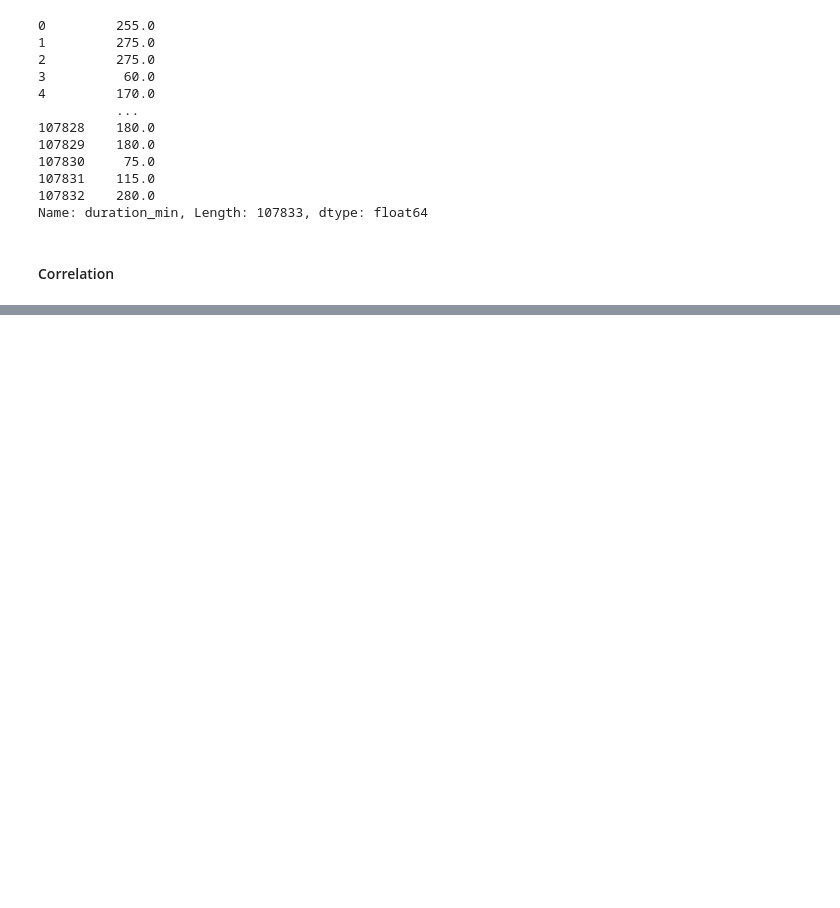
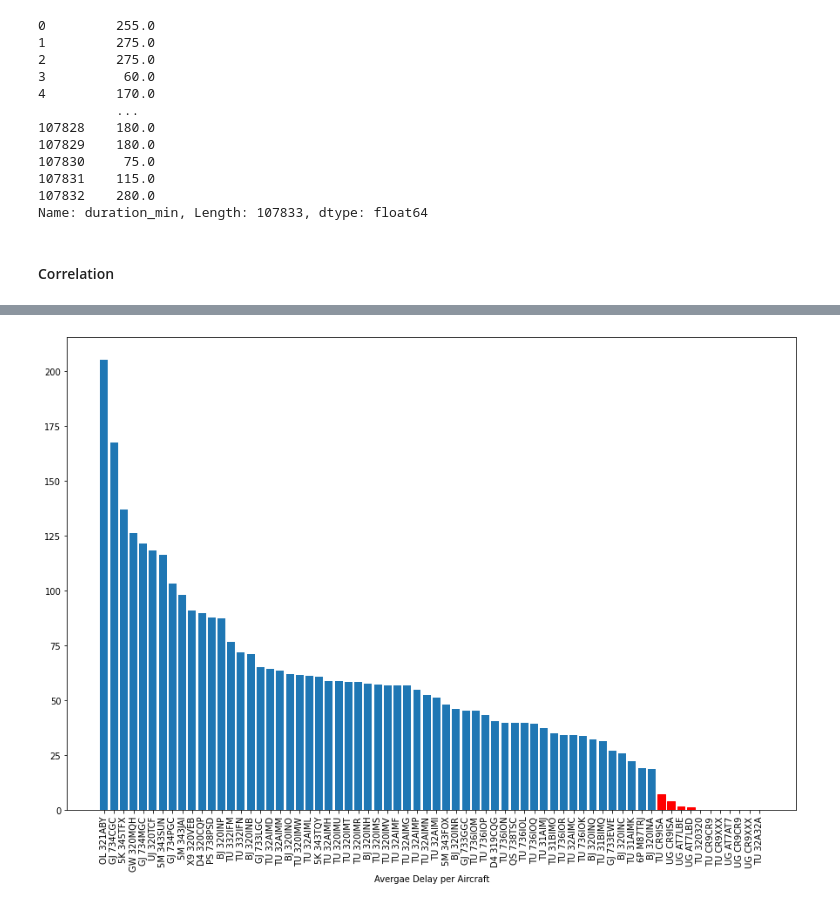
Before and after one commit to MalinSoetbeer/flight_delayed_challenge, a Jupyter notebook: flight_delayed_evo.ipynb, the cells around one changed output, grey strips where cells are left out. Saved outputs shown, nothing was run; the diff lists cells and outputs as text; code cells hidden in the pictures; blank space fills up the shorter version.

Commit message:
2 graphs for EDA

```diff
--- a/flight_delayed_evo.ipynb
+++ b/flight_delayed_evo.ipynb
@@ -480,0 +491,2 @@ sns.heatmap(
+# %%
+aircrafts_mean = train_airport_df.groupby('AC').mean().sort_values('target', ascending=False).reset_index()
@@ -480,0 +511,12 @@ sns.heatmap(
+# %%
+plt.figure(figsize=(15, 10))
+plot = plt.bar(data=aircrafts_mean, x='AC',height='target')
+p = 0
+for i in aircrafts_mean['domestic']:
+    if i > 0.5: plot[p].set_color('r')
+    p += 1
+plt.xticks(rotation=90)
+plt.xlabel('Avergae Delay per Aircraft')
+plt.show()
+# %% [output]
+[figure, added]
```
Also changed, not shown: parts of 9 cells of this notebook.
